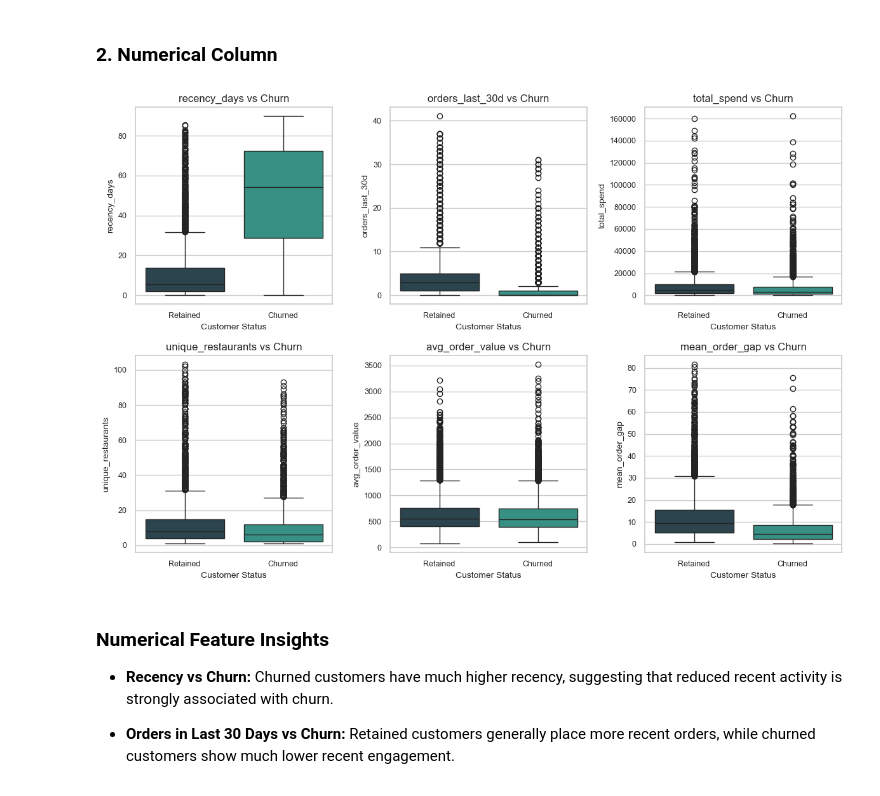
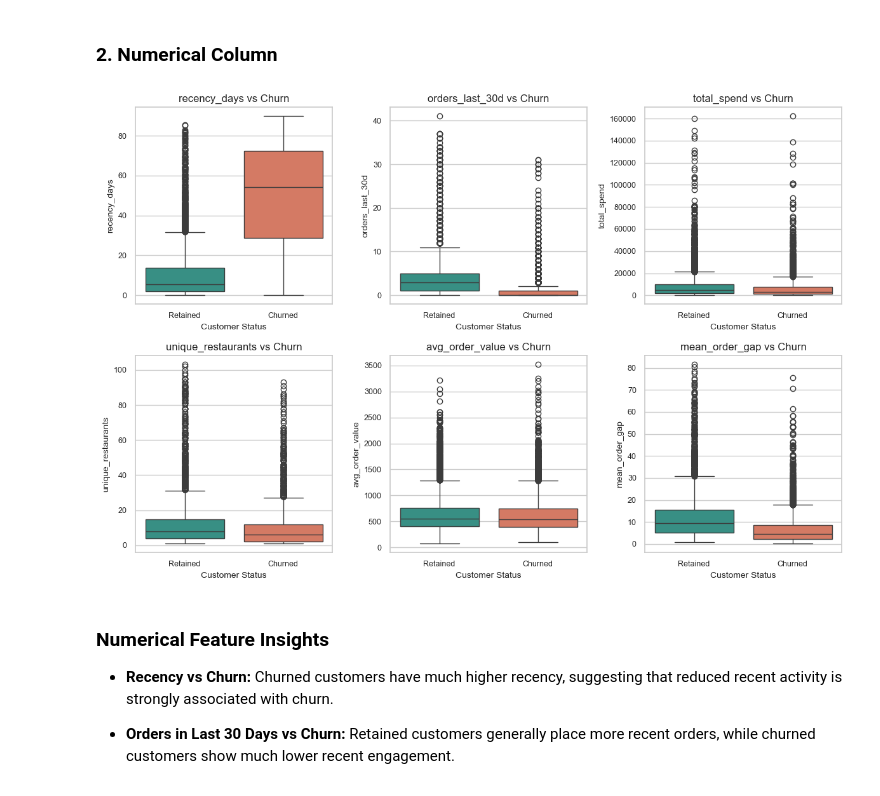
Before and after one commit to PrikshitSingh230/FoodFirst-Customer-Churn-Prediction, a Jupyter notebook: Notebooks/07_Churn_EDA.ipynb, the cells around one changed output. Cells and saved outputs as stored; diff of their text form; code cells hidden in the pictures.

Commit message:
adding images

```diff
--- a/Notebooks/07_Churn_EDA.ipynb
+++ b/Notebooks/07_Churn_EDA.ipynb
@@ -31,6 +31,11 @@ plt.rcParams.update({
     "legend.fontsize": 9,
     "figure.dpi": 100
 })
+
+CHURN_PALETTE = {
+    0: "#2A9D8F",
+    1: "#E76F51"
+}
 # %%
 df = pd.read_csv('customer_churn_feature.csv')
 df.head(5)
@@ -217,34 +228,39 @@ numeric_cols = [
     "orders_last_30d",
     "total_spend",
     "unique_restaurants",
     "avg_order_value",
     "mean_order_gap"
 ]
 
 fig, axes = plt.subplots(2, 3, figsize=(12, 8))
 
 for ax, column in zip(axes.flat, numeric_cols):
 
     sns.boxplot(
         data=df,
         x="churned",
         y=column,
         hue="churned",
         palette=CHURN_PALETTE,
         legend=False,
         ax=ax
     )
 
     ax.set_title(f"{column} vs Churn")
     ax.set_xlabel("Customer Status")
     ax.set_ylabel(column)
     ax.set_xticks([0, 1])
     ax.set_xticklabels(["Retained", "Churned"])
 
+fig.savefig(
+    "../images/churn_numerical.png",
+    dpi=300,
+    bbox_inches="tight"
+)
 plt.tight_layout()
 plt.show()
 # %% [output]
-[figure, old version]
+[figure, new version]
 # %% [markdown]
 ### Numerical Feature Insights
 
```
Also changed, not shown: parts of 1 cell of this notebook, 12 other files.
